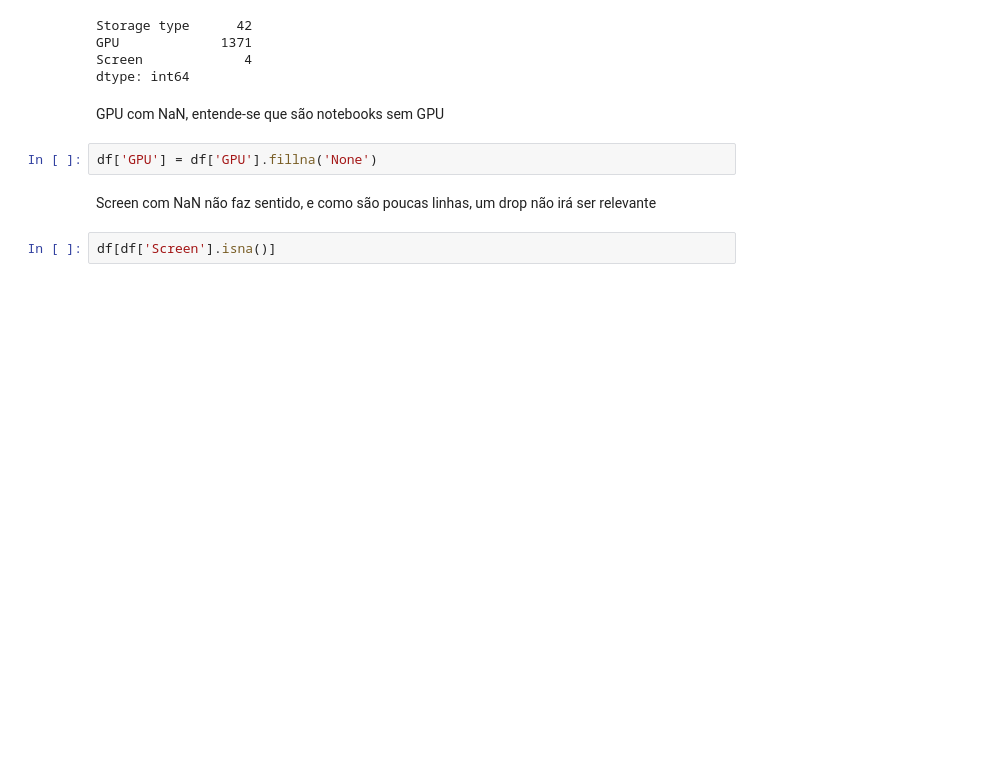
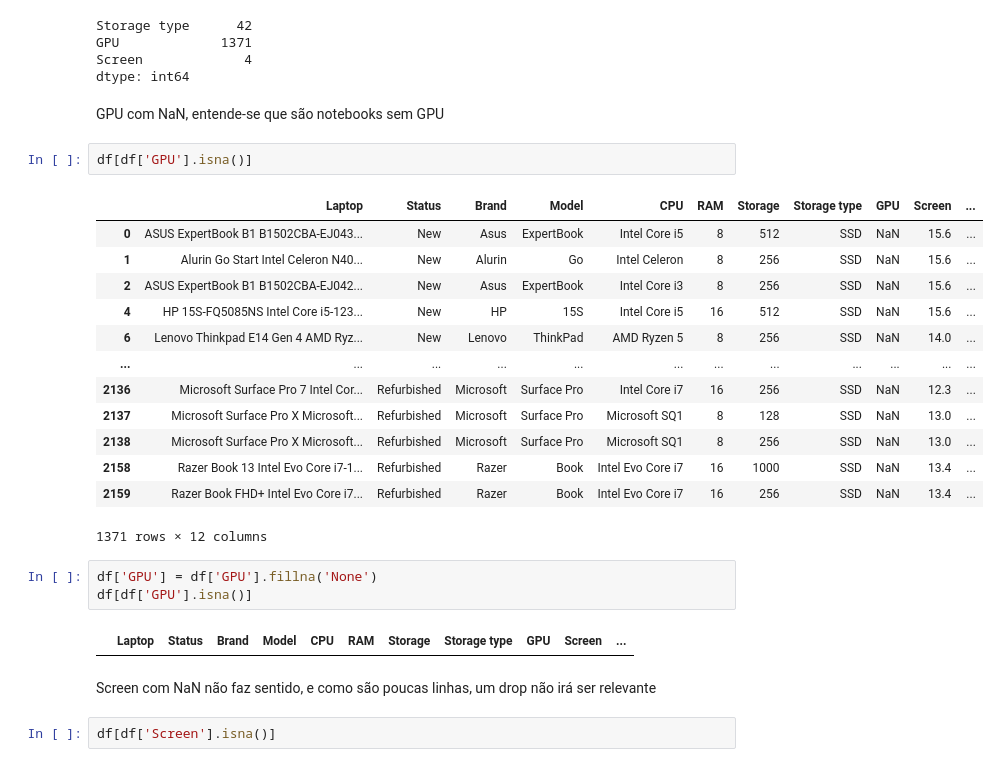
Before and after one commit to vaaaltin/MLProd, a Jupyter notebook: 2o Semestre/IML1/Atividade 1/main.ipynb, the cells around one changed output. Cells and saved outputs as stored; diff of their text form; blank space fills up the shorter version.

```diff
--- a/2o Semestre/IML1/Atividade 1/main.ipynb
+++ b/2o Semestre/IML1/Atividade 1/main.ipynb
@@ -53,8 +61,27 @@ Screen             4
 dtype: int64
 # %% [markdown]
 GPU com NaN, entende-se que são notebooks sem GPU
+# %%
+df[df['GPU'].isna()]
+# %% [output]
+|  | Laptop | Status | Brand | Model | CPU | RAM | Storage | Storage type | GPU | Screen | ... |
+| 0 | ASUS ExpertBook B1 B1502CBA-EJ043... | New | Asus | ExpertBook | Intel Core i5 | 8 | 512 | SSD | NaN | 15.6 | ... |
+| 1 | Alurin Go Start Intel Celeron N40... | New | Alurin | Go | Intel Celeron | 8 | 256 | SSD | NaN | 15.6 | ... |
+| 2 | ASUS ExpertBook B1 B1502CBA-EJ042... | New | Asus | ExpertBook | Intel Core i3 | 8 | 256 | SSD | NaN | 15.6 | ... |
+| 4 | HP 15S-FQ5085NS Intel Core i5-123... | New | HP | 15S | Intel Core i5 | 16 | 512 | SSD | NaN | 15.6 | ... |
+| 6 | Lenovo Thinkpad E14 Gen 4 AMD Ryz... | New | Lenovo | ThinkPad | AMD Ryzen 5 | 8 | 256 | SSD | NaN | 14.0 | ... |
+| ... | ... | ... | ... | ... | ... | ... | ... | ... | ... | ... | ... |
+| 2136 | Microsoft Surface Pro 7 Intel Cor... | Refurbished | Microsoft | Surface Pro | Intel Core i7 | 16 | 256 | SSD | NaN | 12.3 | ... |
+| 2137 | Microsoft Surface Pro X Microsoft... | Refurbished | Microsoft | Surface Pro | Microsoft SQ1 | 8 | 128 | SSD | NaN | 13.0 | ... |
+| 2138 | Microsoft Surface Pro X Microsoft... | Refurbished | Microsoft | Surface Pro | Microsoft SQ1 | 8 | 256 | SSD | NaN | 13.0 | ... |
+| 2158 | Razer Book 13 Intel Evo Core i7-1... | Refurbished | Razer | Book | Intel Evo Core i7 | 16 | 1000 | SSD | NaN | 13.4 | ... |
+| 2159 | Razer Book FHD+ Intel Evo Core i7... | Refurbished | Razer | Book | Intel Evo Core i7 | 16 | 256 | SSD | NaN | 13.4 | ... |
+1371 rows × 12 columns
 # %%
 df['GPU'] = df['GPU'].fillna('None')
+df[df['GPU'].isna()]
+# %% [output]
+|  | Laptop | Status | Brand | Model | CPU | RAM | Storage | Storage type | GPU | Screen | ... |
 # %% [markdown]
 Screen com NaN não faz sentido, e como são poucas linhas, um drop não irá ser relevante
 # %%
```
Also changed, not shown: parts of 49 cells of this notebook, 1 other file.
